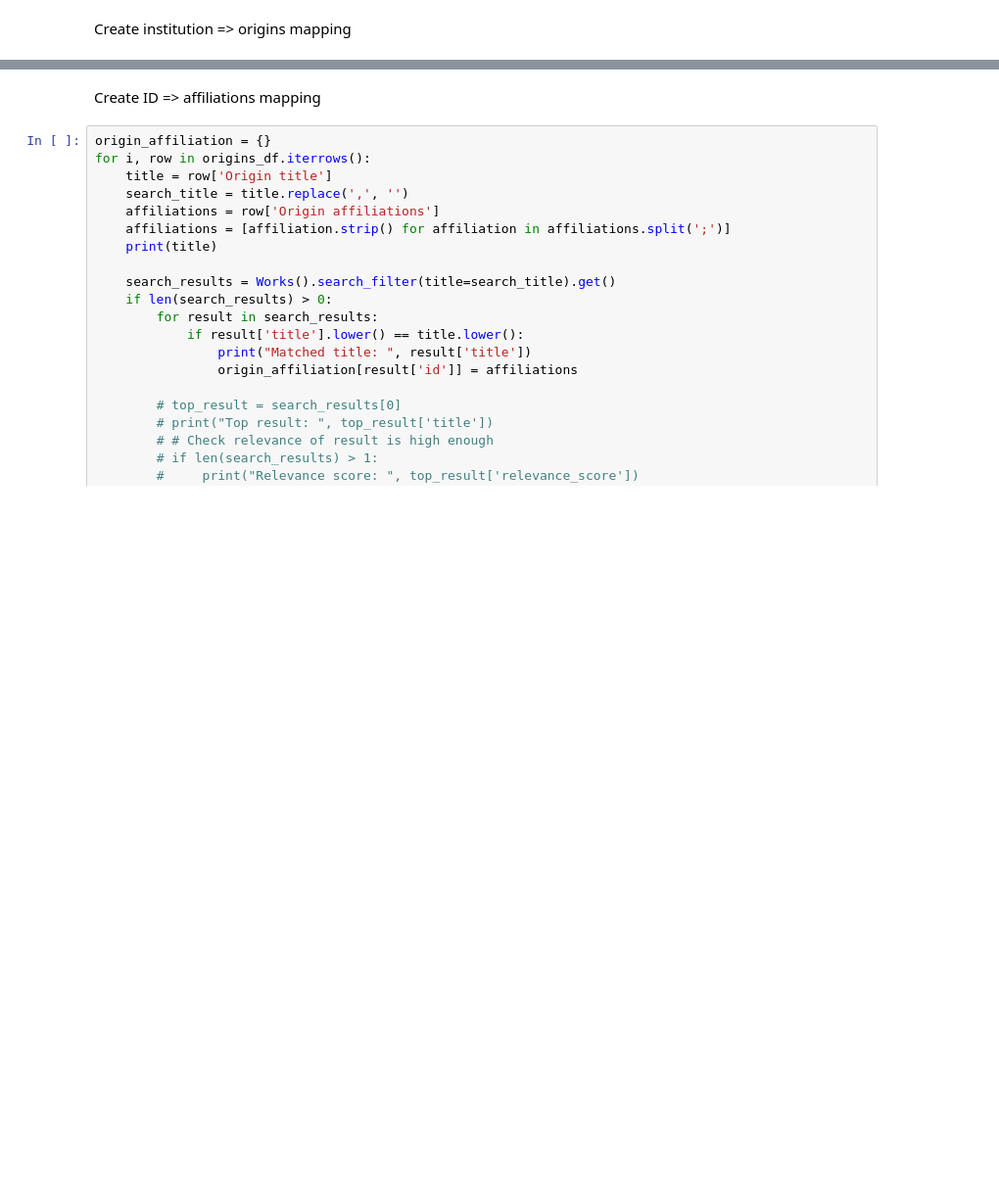
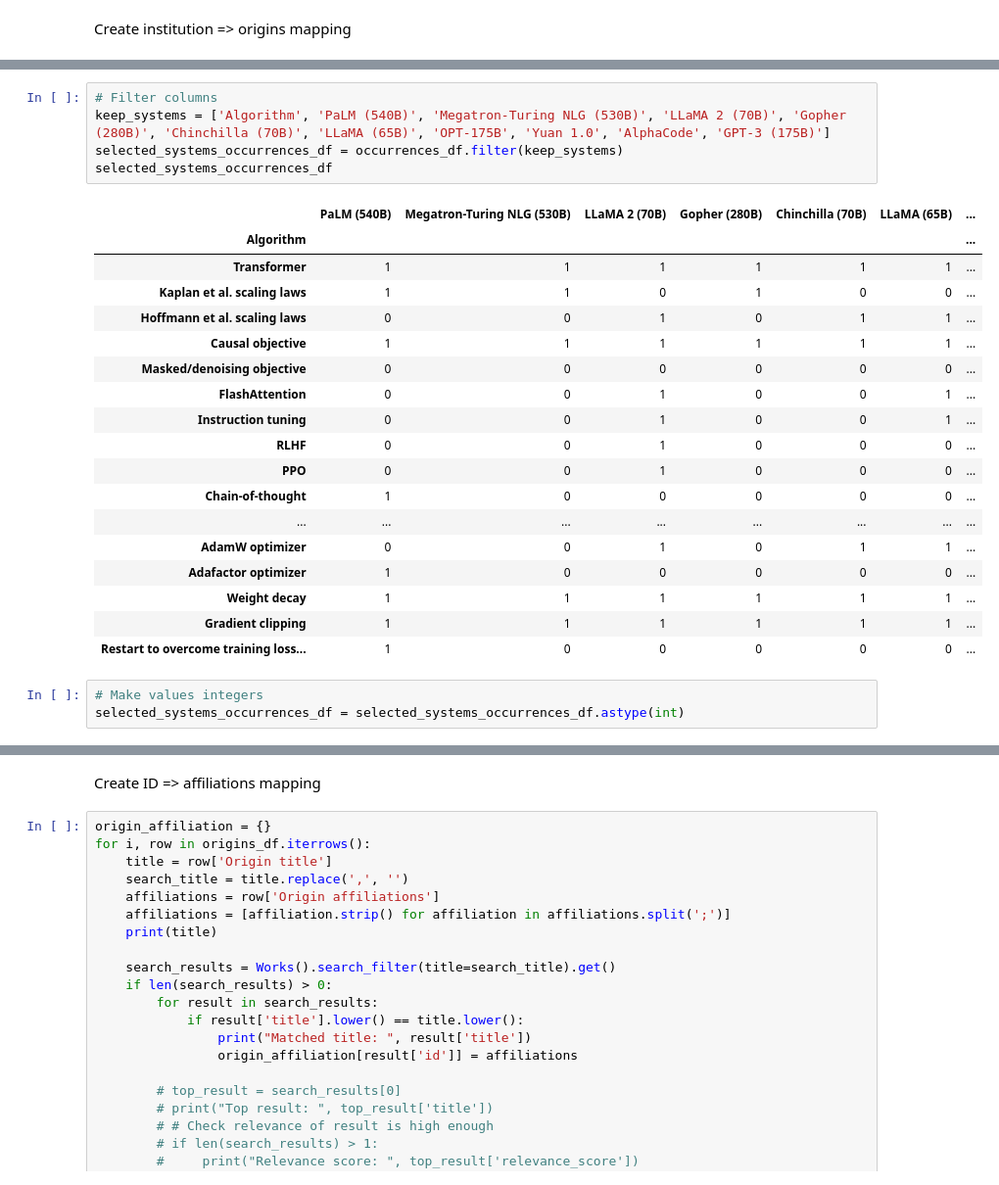
Before and after one commit to epoch-research/ai-research-impact, a Jupyter notebook: key_algorithms.ipynb, the cells around one changed output, grey strips where cells are left out. Shown at 98% size. Drawn from its saved outputs; the diff is of its cells as text; blank space fills up the shorter version.

```diff
--- a/key_algorithms.ipynb
+++ b/key_algorithms.ipynb
@@ -138,0 +206,27 @@ fig.show()
+# %%
+# Filter columns
+keep_systems = ['Algorithm', 'PaLM (540B)', 'Megatron-Turing NLG (530B)', 'LLaMA 2 (70B)', 'Gopher (280B)', 'Chinchilla (70B)', 'LLaMA (65B)', 'OPT-175B', 'Yuan 1.0', 'AlphaCode', 'GPT-3 (175B)']
+selected_systems_occurrences_df = occurrences_df.filter(keep_systems)
+selected_systems_occurrences_df
+# %% [output]
+|  | PaLM (540B) | Megatron-Turing NLG (530B) | LLaMA 2 (70B) | Gopher (280B) | Chinchilla (70B) | LLaMA (65B) | ... |
+| Algorithm |  |  |  |  |  |  | ... |
+| Transformer | 1 | 1 | 1 | 1 | 1 | 1 | ... |
+| Kaplan et al. scaling laws | 1 | 1 | 0 | 1 | 0 | 0 | ... |
+| Hoffmann et al. scaling laws | 0 | 0 | 1 | 0 | 1 | 1 | ... |
+| Causal objective | 1 | 1 | 1 | 1 | 1 | 1 | ... |
+| Masked/denoising objective | 0 | 0 | 0 | 0 | 0 | 0 | ... |
+| FlashAttention | 0 | 0 | 1 | 0 | 0 | 1 | ... |
+| Instruction tuning | 0 | 0 | 1 | 0 | 0 | 1 | ... |
+| RLHF | 0 | 0 | 1 | 0 | 0 | 0 | ... |
+| PPO | 0 | 0 | 1 | 0 | 0 | 0 | ... |
+| Chain-of-thought | 1 | 0 | 0 | 0 | 0 | 0 | ... |
+| ... | ... | ... | ... | ... | ... | ... | ... |
+| AdamW optimizer | 0 | 0 | 1 | 0 | 1 | 1 | ... |
+| Adafactor optimizer | 1 | 0 | 0 | 0 | 0 | 0 | ... |
+| Weight decay | 1 | 1 | 1 | 1 | 1 | 1 | ... |
+| Gradient clipping | 1 | 1 | 1 | 1 | 1 | 1 | ... |
+| Restart to overcome training loss... | 1 | 0 | 0 | 0 | 0 | 0 | ... |
+# %%
+# Make values integers
+selected_systems_occurrences_df = selected_systems_occurrences_df.astype(int)
```
Also changed, not shown: parts of 15 cells of this notebook.
